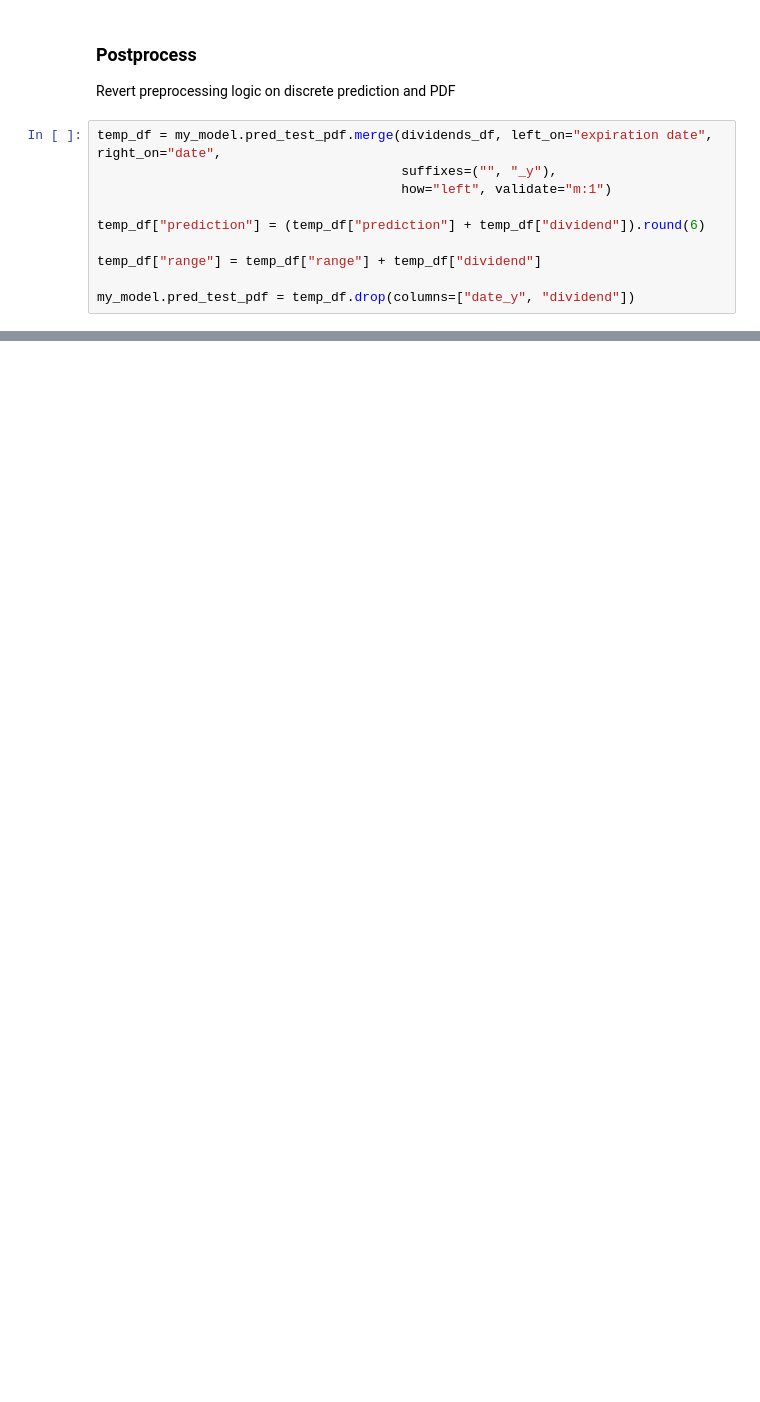
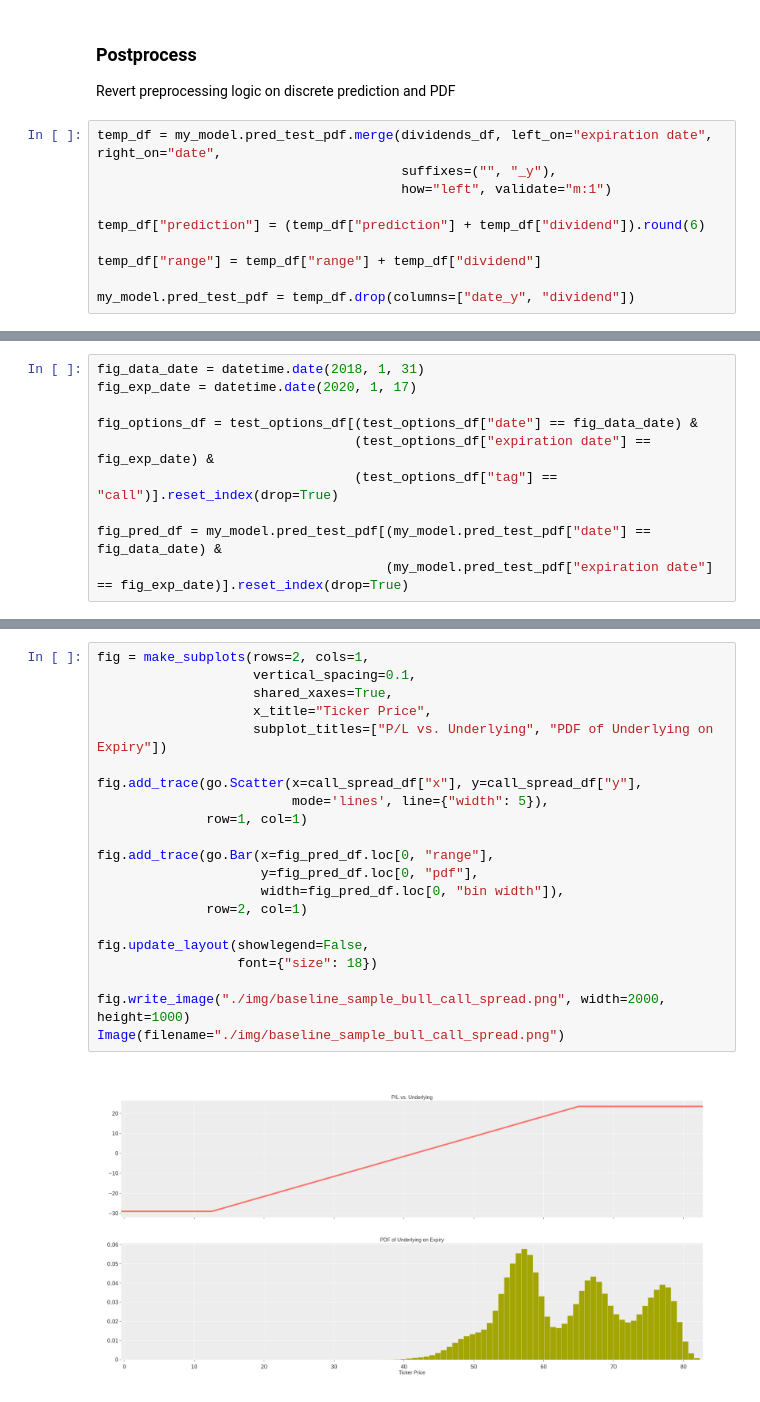
Before and after one commit to jacktan1/Options-Project, a Jupyter notebook: src/P5-0_baseline_model.ipynb, the cells around one changed output, grey strips where cells are left out. Saved outputs shown, nothing was run; the diff lists cells and outputs as text; blank space fills up the shorter version.

Commit message:
add bull call spread, update README, refactor filenames

```diff
--- a/src/4-0_baseline_model.ipynb
+++ b/src/P5-0_baseline_model.ipynb
@@ -143,0 +152,10 @@ my_model.pred_test_pdf.head()
+# %%
+fig_data_date = datetime.date(2018, 1, 31)
+fig_exp_date = datetime.date(2020, 1, 17)
+
+fig_options_df = test_options_df[(test_options_df["date"] == fig_data_date) &
+                                 (test_options_df["expiration date"] == fig_exp_date) &
+                                 (test_options_df["tag"] == "call")].reset_index(drop=True)
+
+fig_pred_df = my_model.pred_test_pdf[(my_model.pred_test_pdf["date"] == fig_data_date) &
+                                     (my_model.pred_test_pdf["expiration date"] == fig_exp_date)].reset_index(drop=True)
@@ -143,0 +191,23 @@ my_model.pred_test_pdf.head()
+# %%
+fig = make_subplots(rows=2, cols=1,
+                    vertical_spacing=0.1,
+                    shared_xaxes=True,
+                    x_title="Ticker Price",
+                    subplot_titles=["P/L vs. Underlying", "PDF of Underlying on Expiry"])
+
+fig.add_trace(go.Scatter(x=call_spread_df["x"], y=call_spread_df["y"],
+                         mode='lines', line={"width": 5}),
+              row=1, col=1)
+
+fig.add_trace(go.Bar(x=fig_pred_df.loc[0, "range"],
+                     y=fig_pred_df.loc[0, "pdf"],
+                     width=fig_pred_df.loc[0, "bin width"]),
+              row=2, col=1)
+
+fig.update_layout(showlegend=False,
+                  font={"size": 18})
+
+fig.write_image("./img/baseline_sample_bull_call_spread.png", width=2000, height=1000)
+Image(filename="./img/baseline_sample_bull_call_spread.png")
+# %% [output]
+[figure, added]
```
Also changed, not shown: parts of 9 cells of this notebook, 9 other files.
